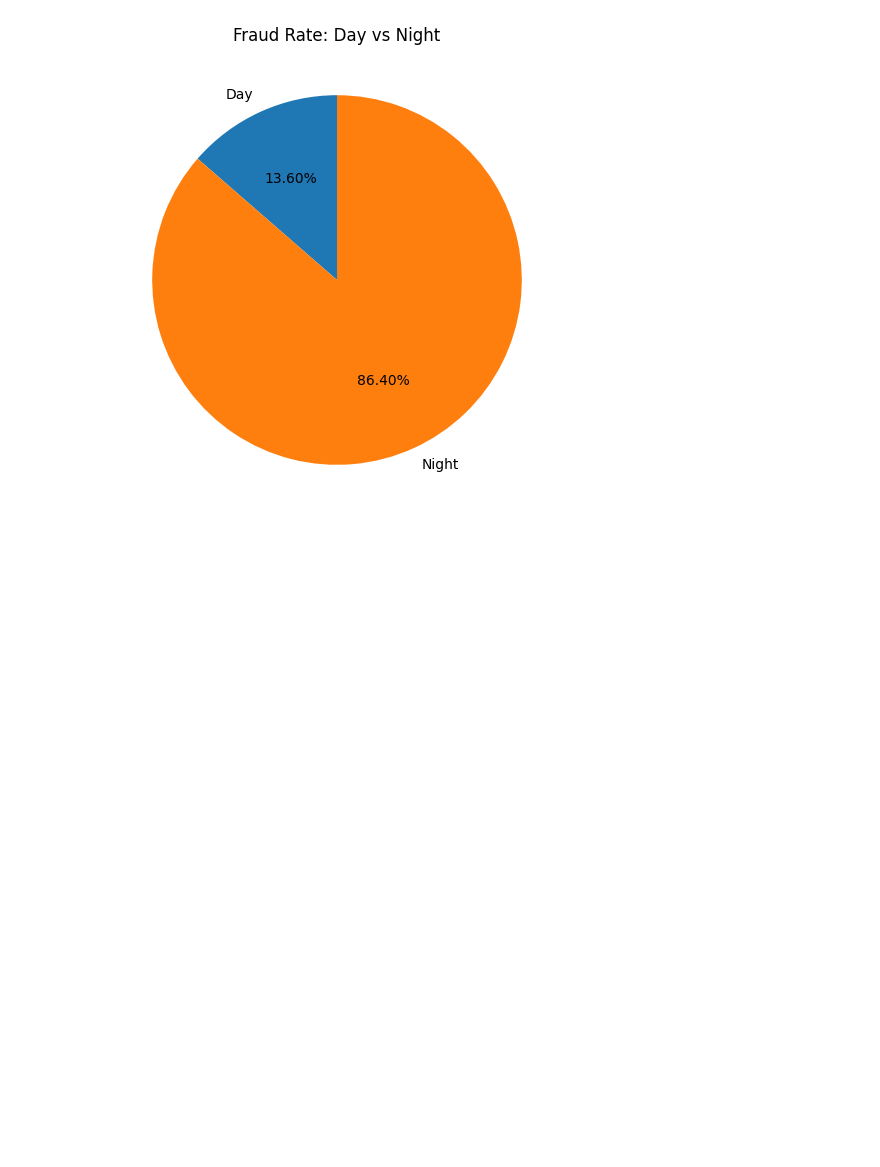
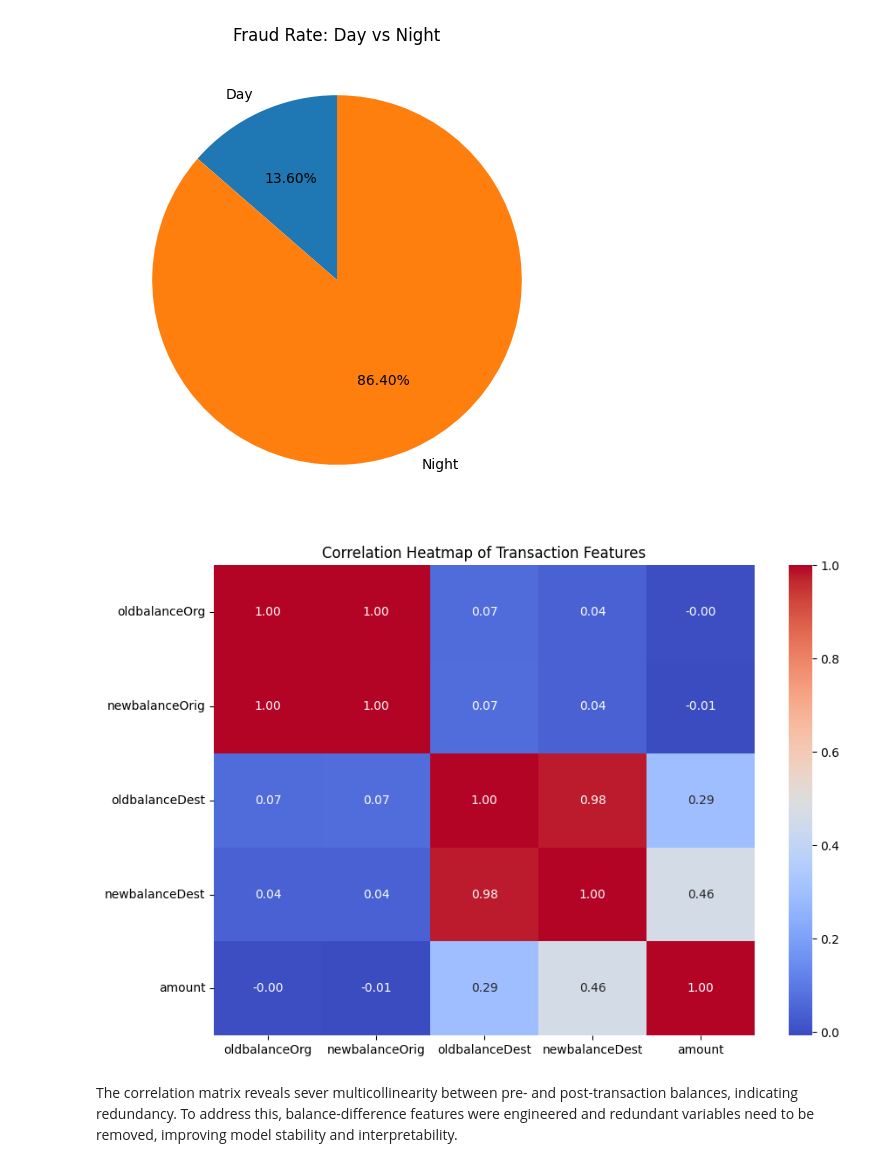
Before and after one commit to codebyyashvi/Bank_Fraud_Detection, a Jupyter notebook: Analysis.ipynb, the cells around one changed output. Cells and saved outputs as stored; diff of their text form; code cells hidden in the pictures; blank space fills up the shorter version.

```diff
--- a/Analysis.ipynb
+++ b/Analysis.ipynb
@@ -233,3 +254,20 @@ plt.show()
 [figure]
 [figure]
 [figure]
+# %%
+# Correlation Check
+import matplotlib.pyplot as plt
+import seaborn as sns
+
+plt.figure(figsize=(10,7))
+corr = df[['oldbalanceOrg','newbalanceOrig',
+           'oldbalanceDest','newbalanceDest',
+           'amount']].corr()
+
+sns.heatmap(corr, annot=True, cmap='coolwarm', fmt='.2f')
+plt.title('Correlation Heatmap of Transaction Features')
+plt.show()
+# %% [output]
+[figure, added]
+# %% [markdown]
+The correlation matrix reveals sever multicollinearity between pre- and post-transaction balances, indicating redundancy. To address this, balance-difference features were engineered and redundant variables need to be removed, improving model stability and interpretability.
```
Also changed, not shown: parts of 24 cells of this notebook, 1 other file.
